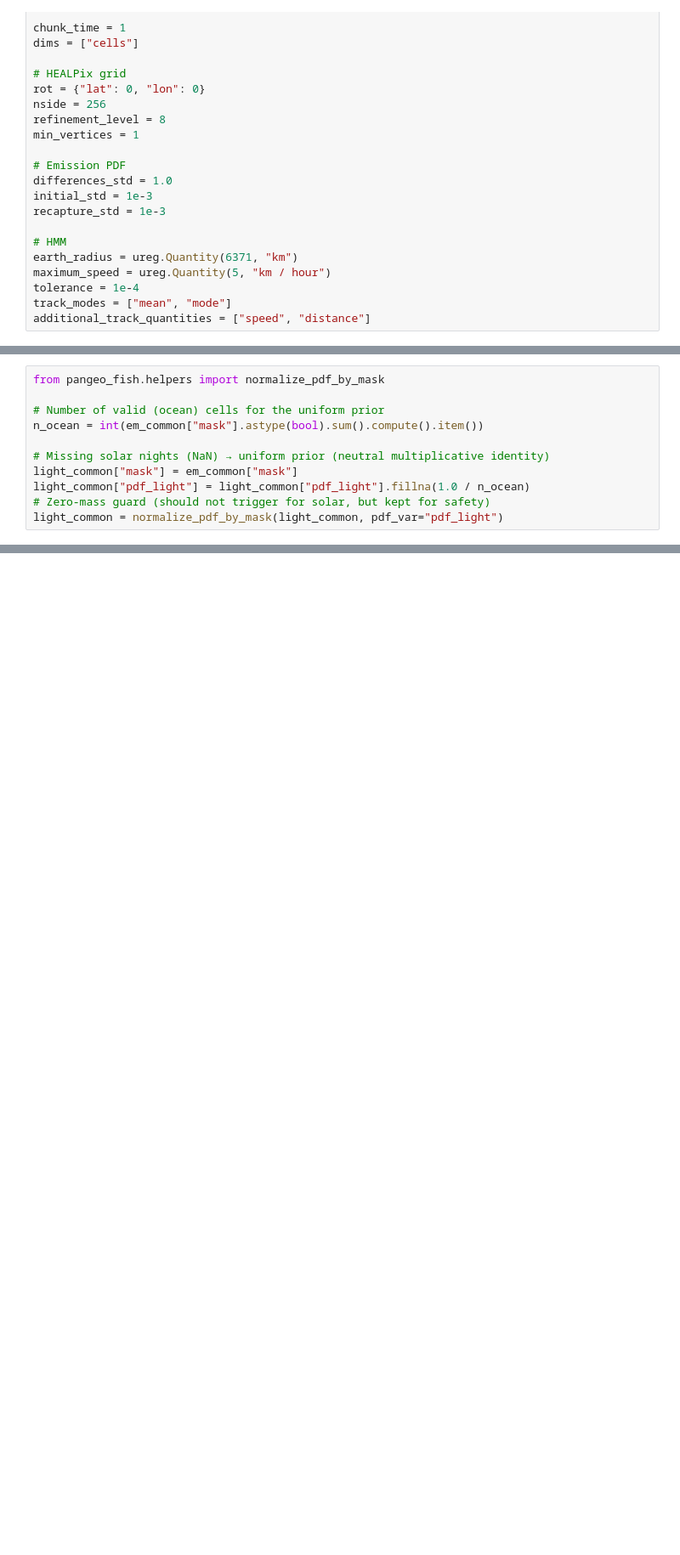
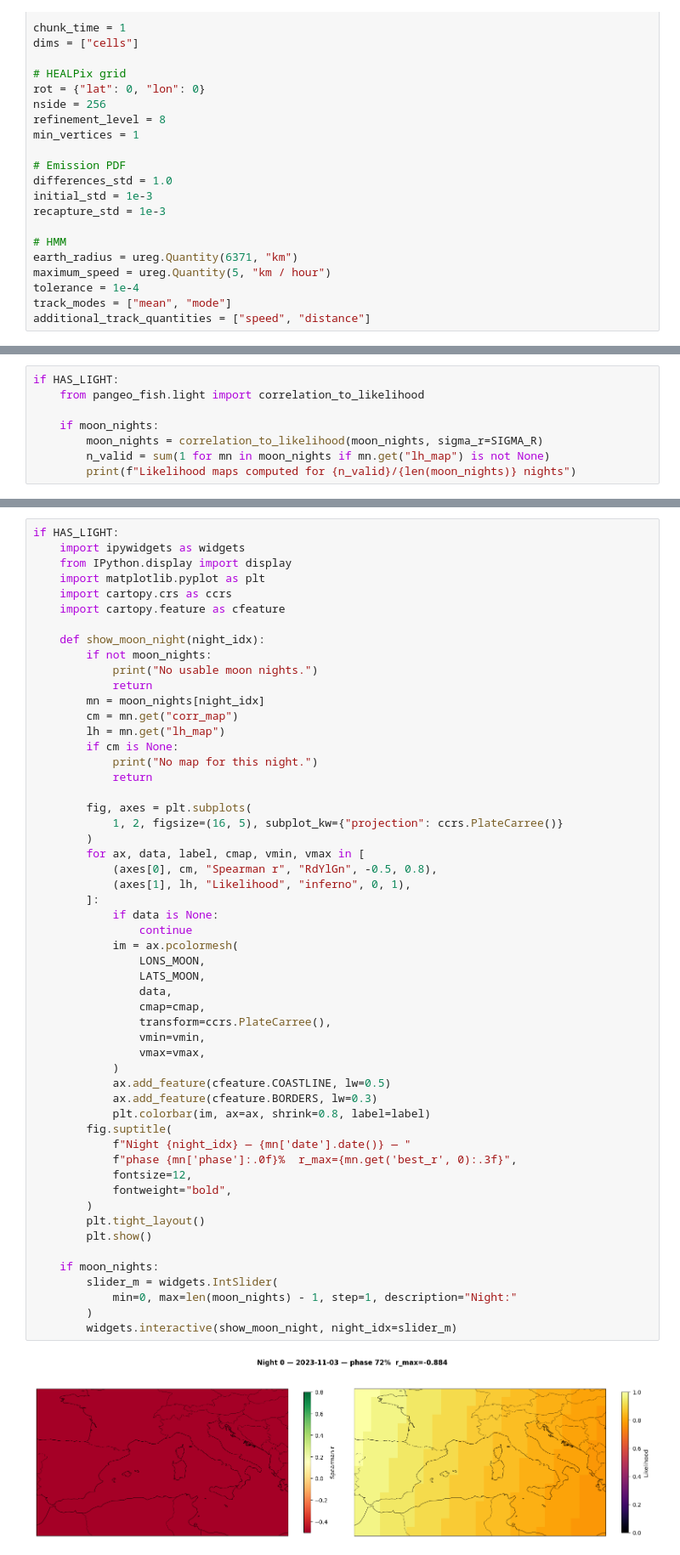
Before and after one commit to pangeo-fish/pangeo-fish, a Jupyter notebook: notebooks/new_workflow/pangeo_fish_with_light.ipynb, the cells around one changed output, grey strips where cells are left out. Shown at 85% size. Drawn from its saved outputs; the diff is of its cells as text; blank space fills up the shorter version.

```diff
--- a/notebooks/new_workflow/pangeo_fish_with_light.ipynb
+++ b/notebooks/new_workflow/pangeo_fish_with_light.ipynb
@@ -1124,11 +1517,8 @@ print(
 # %%
-from pangeo_fish.helpers import normalize_pdf_by_mask
+if HAS_LIGHT:
+    from pangeo_fish.light import correlation_to_likelihood
 
-# Number of valid (ocean) cells for the uniform prior
-n_ocean = int(em_common["mask"].astype(bool).sum().compute().item())
-
-# Missing solar nights (NaN) → uniform prior (neutral multiplicative identity)
-light_common["mask"] = em_common["mask"]
-light_common["pdf_light"] = light_common["pdf_light"].fillna(1.0 / n_ocean)
-# Zero-mass guard (should not trigger for solar, but kept for safety)
-light_common = normalize_pdf_by_mask(light_common, pdf_var="pdf_light")
+    if moon_nights:
+        moon_nights = correlation_to_likelihood(moon_nights, sigma_r=SIGMA_R)
+        n_valid = sum(1 for mn in moon_nights if mn.get("lh_map") is not None)
+        print(f"Likelihood maps computed for {n_valid}/{len(moon_nights)} nights")
@@ -1136,0 +1527,56 @@ light_common = normalize_pdf_by_mask(light_common, pdf_var="pdf_light")
+# %%
+if HAS_LIGHT:
+    import ipywidgets as widgets
+    from IPython.display import display
+    import matplotlib.pyplot as plt
+    import cartopy.crs as ccrs
+    import cartopy.feature as cfeature
+
+    def show_moon_night(night_idx):
+        if not moon_nights:
+            print("No usable moon nights.")
+            return
+        mn = moon_nights[night_idx]
+        cm = mn.get("corr_map")
+        lh = mn.get("lh_map")
+        if cm is None:
+            print("No map for this night.")
+            return
+
+        fig, axes = plt.subplots(
+            1, 2, figsize=(16, 5), subplot_kw={"projection": ccrs.PlateCarree()}
+        )
+        for ax, data, label, cmap, vmin, vmax in [
+            (axes[0], cm, "Spearman r", "RdYlGn", -0.5, 0.8),
+            (axes[1], lh, "Likelihood", "inferno", 0, 1),
+        ]:
+            if data is None:
+                continue
+            im = ax.pcolormesh(
+                LONS_MOON,
+                LATS_MOON,
+                data,
+                cmap=cmap,
+                transform=ccrs.PlateCarree(),
+                vmin=vmin,
+                vmax=vmax,
+            )
+            ax.add_feature(cfeature.COASTLINE, lw=0.5)
+            ax.add_feature(cfeature.BORDERS, lw=0.3)
+            plt.colorbar(im, ax=ax, shrink=0.8, label=label)
+        fig.suptitle(
+            f"Night {night_idx} — {mn['date'].date()} — "
+            f"phase {mn['phase']:.0f}%  r_max={mn.get('best_r', 0):.3f}",
+            fontsize=12,
+            fontweight="bold",
+        )
+        plt.tight_layout()
+        plt.show()
+
+    if moon_nights:
+        slider_m = widgets.IntSlider(
+            min=0, max=len(moon_nights) - 1, step=1, description="Night:"
+        )
+        widgets.interactive(show_moon_night, night_idx=slider_m)
+# %% [output]
+[figure, added]
```
Also changed, not shown: parts of 142 cells of this notebook, 6 other files.
